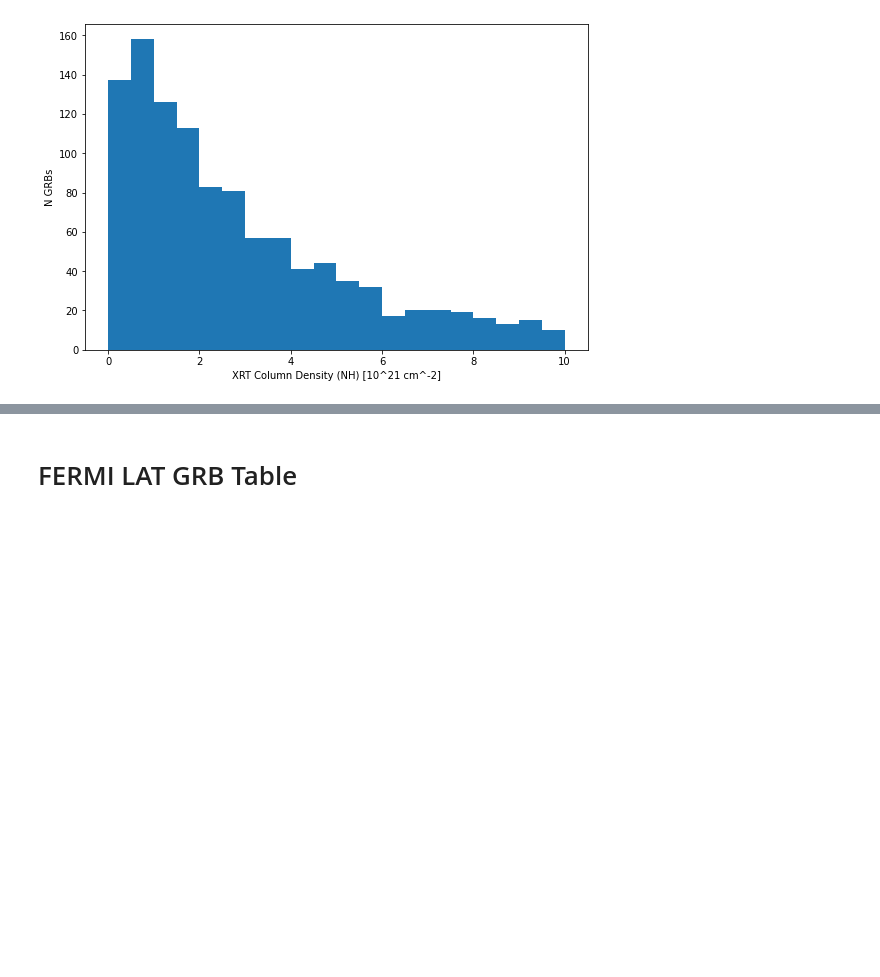
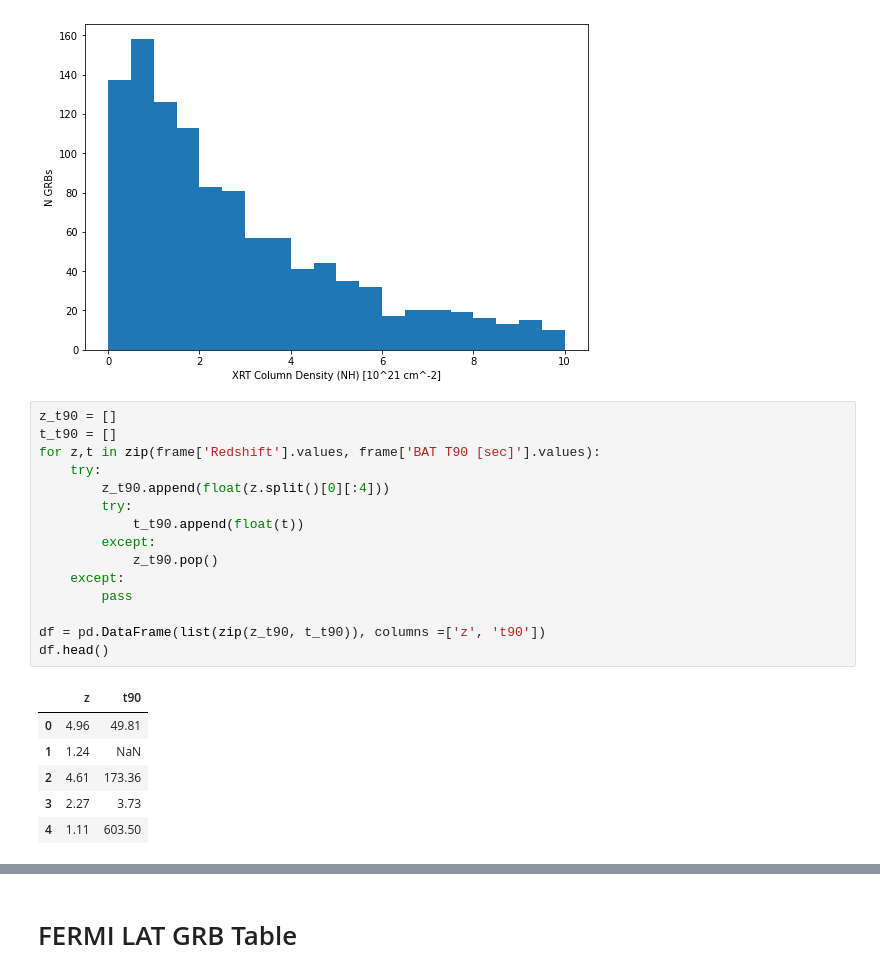
Before and after one commit to LSSTDESC/grb_orphan_afterglows, a Jupyter notebook: notebooks/read_grb_tables.ipynb, the cells around one changed output, grey strips where cells are left out. Drawn from its saved outputs; the diff is of its cells as text; blank space fills up the shorter version.

```diff
--- a/notebooks/read_grb_tables.ipynb
+++ b/notebooks/read_grb_tables.ipynb
@@ -166,3 +168,25 @@ plt.ylabel("N GRBs")
 # %% [output]
 Text(0, 0.5, 'N GRBs')
 [figure]
+# %%
+z_t90 = []
+t_t90 = []
+for z,t in zip(frame['Redshift'].values, frame['BAT T90 [sec]'].values):
+    try:
+        z_t90.append(float(z.split()[0][:4]))
+        try:
+            t_t90.append(float(t))
+        except:
+            z_t90.pop()
+    except:
+        pass
+
+df = pd.DataFrame(list(zip(z_t90, t_t90)), columns =['z', 't90'])
+df.head()
+# %% [output]
+|  | z | t90 |
+| 0 | 4.96 | 49.81 |
+| 1 | 1.24 | NaN |
+| 2 | 4.61 | 173.36 |
+| 3 | 2.27 | 3.73 |
+| 4 | 1.11 | 603.50 |
```
Also changed, not shown: parts of 5 cells of this notebook.
